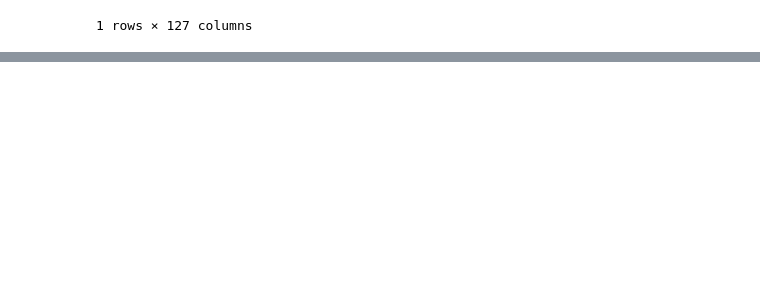
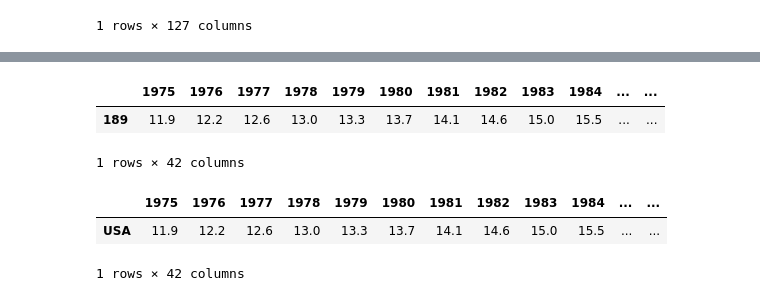
Before and after one commit to scost46/TN_Obesity_Analysis_Capstone, a Jupyter notebook: notebooks/USA_Over_time.ipynb, the cells around one changed output, grey strips where cells are left out. Drawn from its saved outputs; the diff is of its cells as text; code cells hidden in the pictures; blank space fills up the shorter version.

```diff
--- a/notebooks/USA_Over_time.ipynb
+++ b/notebooks/USA_Over_time.ipynb
@@ -67,0 +112,14 @@ usa_over_time_clean
+# %%
+sorted_years_df = sorted_years_df.drop('USA', axis=1)
+sorted_years_df
+# %% [output]
+|  | 1975 | 1976 | 1977 | 1978 | 1979 | 1980 | 1981 | 1982 | 1983 | 1984 | ... | ... |
+| 189 | 11.9 | 12.2 | 12.6 | 13.0 | 13.3 | 13.7 | 14.1 | 14.6 | 15.0 | 15.5 | ... | ... |
+1 rows × 42 columns
+# %%
+sorted_years_df = sorted_years_df.rename(index={189: 'USA'})
+sorted_years_df
+# %% [output]
+|  | 1975 | 1976 | 1977 | 1978 | 1979 | 1980 | 1981 | 1982 | 1983 | 1984 | ... | ... |
+| USA | 11.9 | 12.2 | 12.6 | 13.0 | 13.3 | 13.7 | 14.1 | 14.6 | 15.0 | 15.5 | ... | ... |
+1 rows × 42 columns
```
Also changed, not shown: parts of 10 cells of this notebook, 1 other file.
